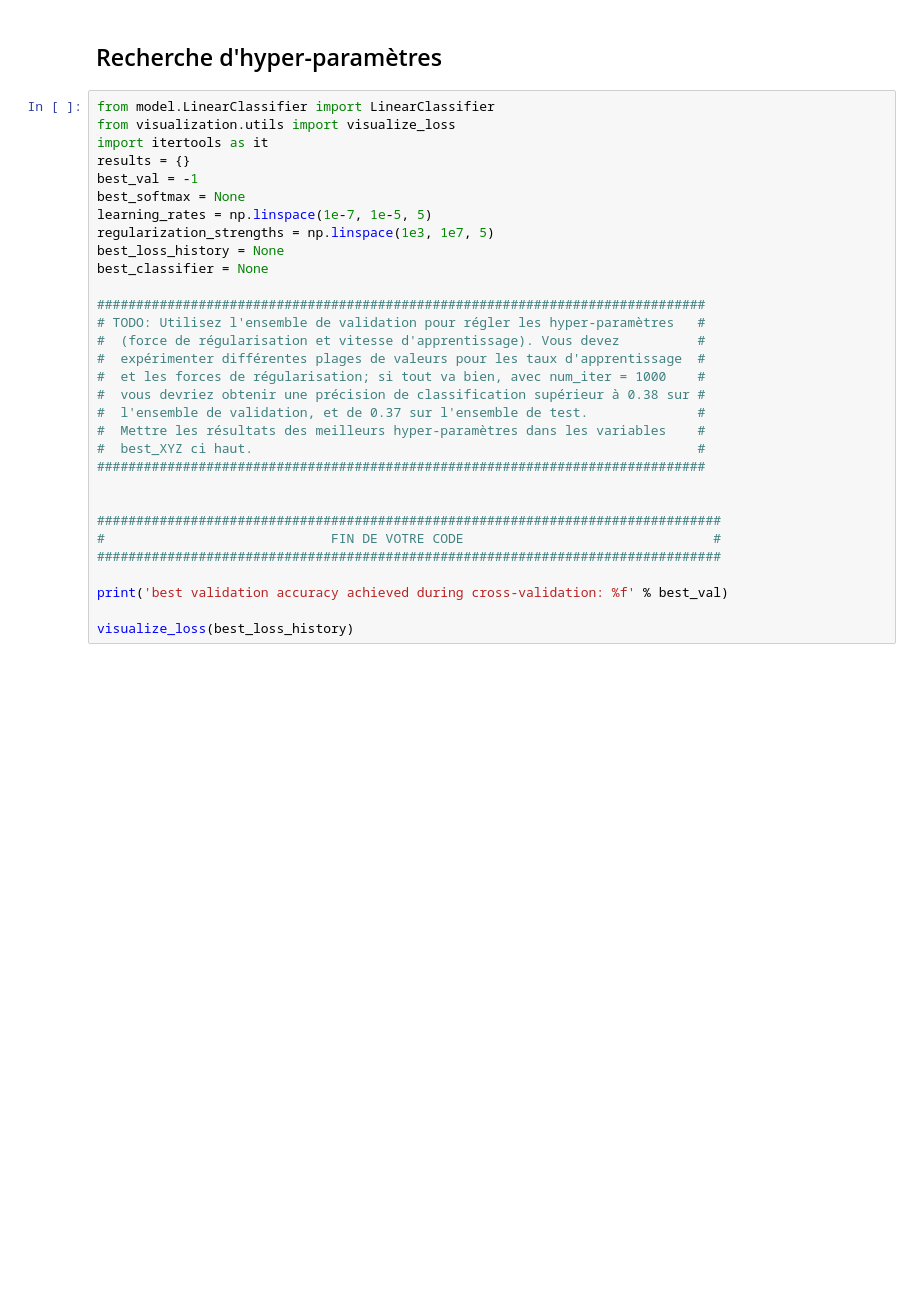
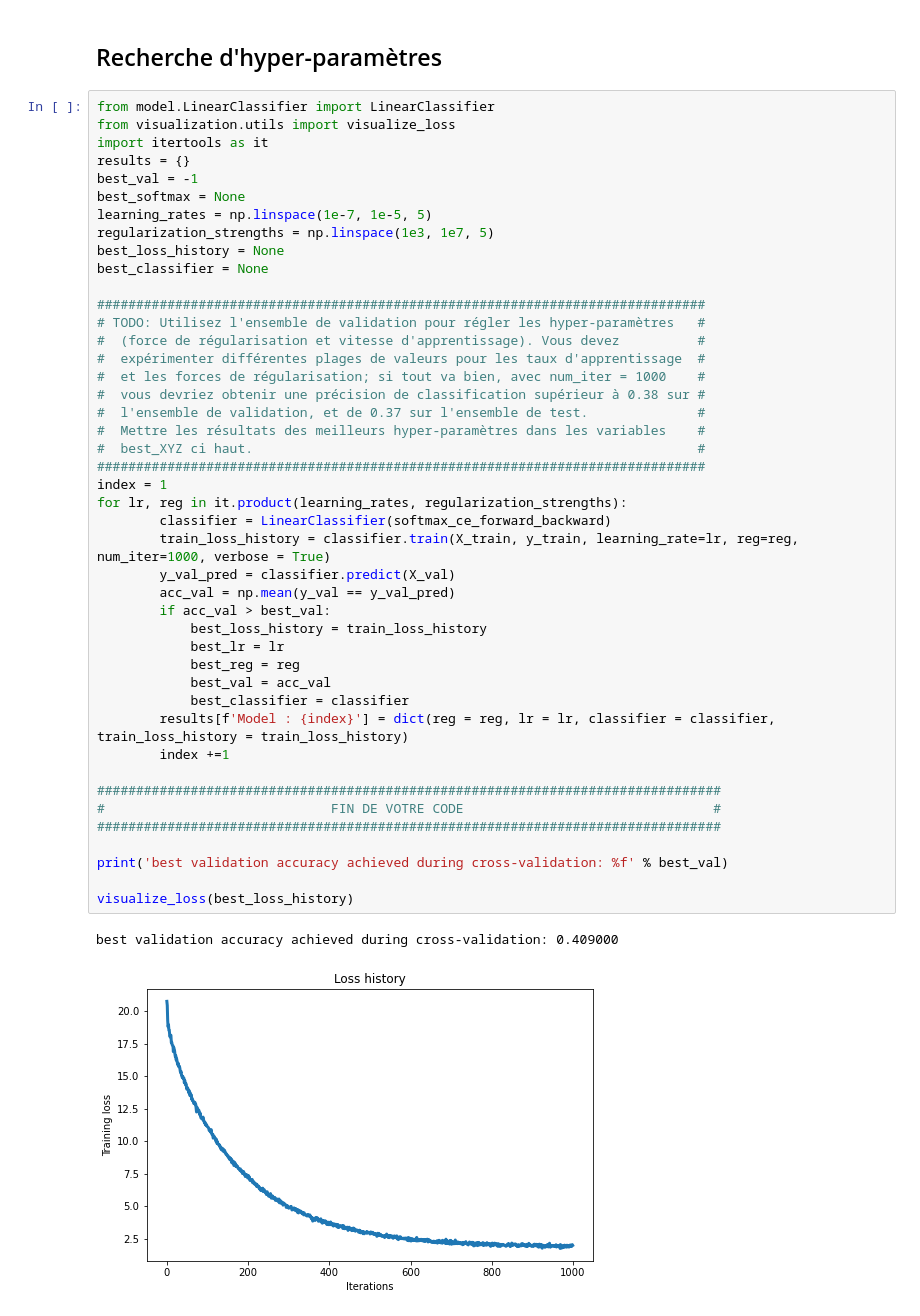
Before and after one commit to djeffkanda/fully_connected_nn_numpy, a Jupyter notebook: prog/tp1_softmax.ipynb, the cells around one changed output. Drawn from its saved outputs; the diff is of its cells as text; blank space fills up the shorter version.

```diff
--- a/prog/tp1_softmax.ipynb
+++ b/prog/tp1_softmax.ipynb
@@ -438,34 +441,50 @@ visualize_loss(train_loss_history)
 # %%
 from model.LinearClassifier import LinearClassifier
 from visualization.utils import visualize_loss
 import itertools as it
 results = {}
 best_val = -1
 best_softmax = None
 learning_rates = np.linspace(1e-7, 1e-5, 5)
 regularization_strengths = np.linspace(1e3, 1e7, 5)
 best_loss_history = None
 best_classifier = None
 
 ##############################################################################
 # TODO: Utilisez l'ensemble de validation pour régler les hyper-paramètres   #
 #  (force de régularisation et vitesse d'apprentissage). Vous devez          #
 #  expérimenter différentes plages de valeurs pour les taux d'apprentissage  #
 #  et les forces de régularisation; si tout va bien, avec num_iter = 1000    #
 #  vous devriez obtenir une précision de classification supérieur à 0.38 sur #
 #  l'ensemble de validation, et de 0.37 sur l'ensemble de test.              #
 #  Mettre les résultats des meilleurs hyper-paramètres dans les variables    #
 #  best_XYZ ci haut.                                                         #
 ##############################################################################
-
+index = 1
+for lr, reg in it.product(learning_rates, regularization_strengths):
+        classifier = LinearClassifier(softmax_ce_forward_backward)
+        train_loss_history = classifier.train(X_train, y_train, learning_rate=lr, reg=reg, num_iter=1000, verbose = True)
+        y_val_pred = classifier.predict(X_val)
+        acc_val = np.mean(y_val == y_val_pred)
+        if acc_val > best_val:
+            best_loss_history = train_loss_history
+            best_lr = lr
+            best_reg = reg
+            best_val = acc_val
+            best_classifier = classifier
+        results[f'Model : {index}'] = dict(reg = reg, lr = lr, classifier = classifier, train_loss_history = train_loss_history)
+        index +=1
 
 ################################################################################
 #                             FIN DE VOTRE CODE                                #
 ################################################################################
 
 print('best validation accuracy achieved during cross-validation: %f' % best_val)
 
 visualize_loss(best_loss_history)
+# %% [output]
+best validation accuracy achieved during cross-validation: 0.409000
+[figure, added]
 # %%
 # On évalue le modèle sur l'ensemble de test
 y_test_pred = best_classifier.predict(X_test)
```
Also changed, not shown: parts of 3 cells of this notebook.
